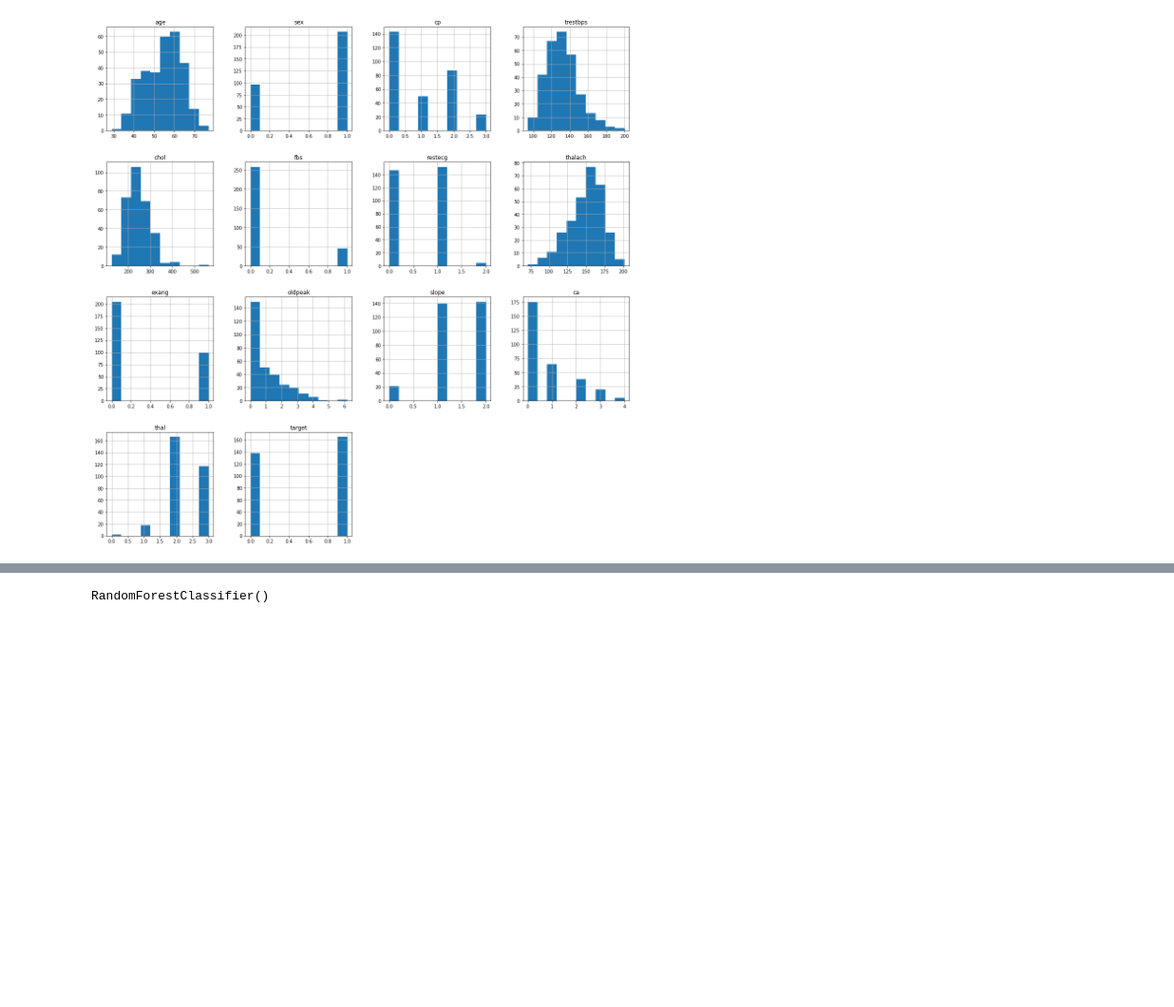
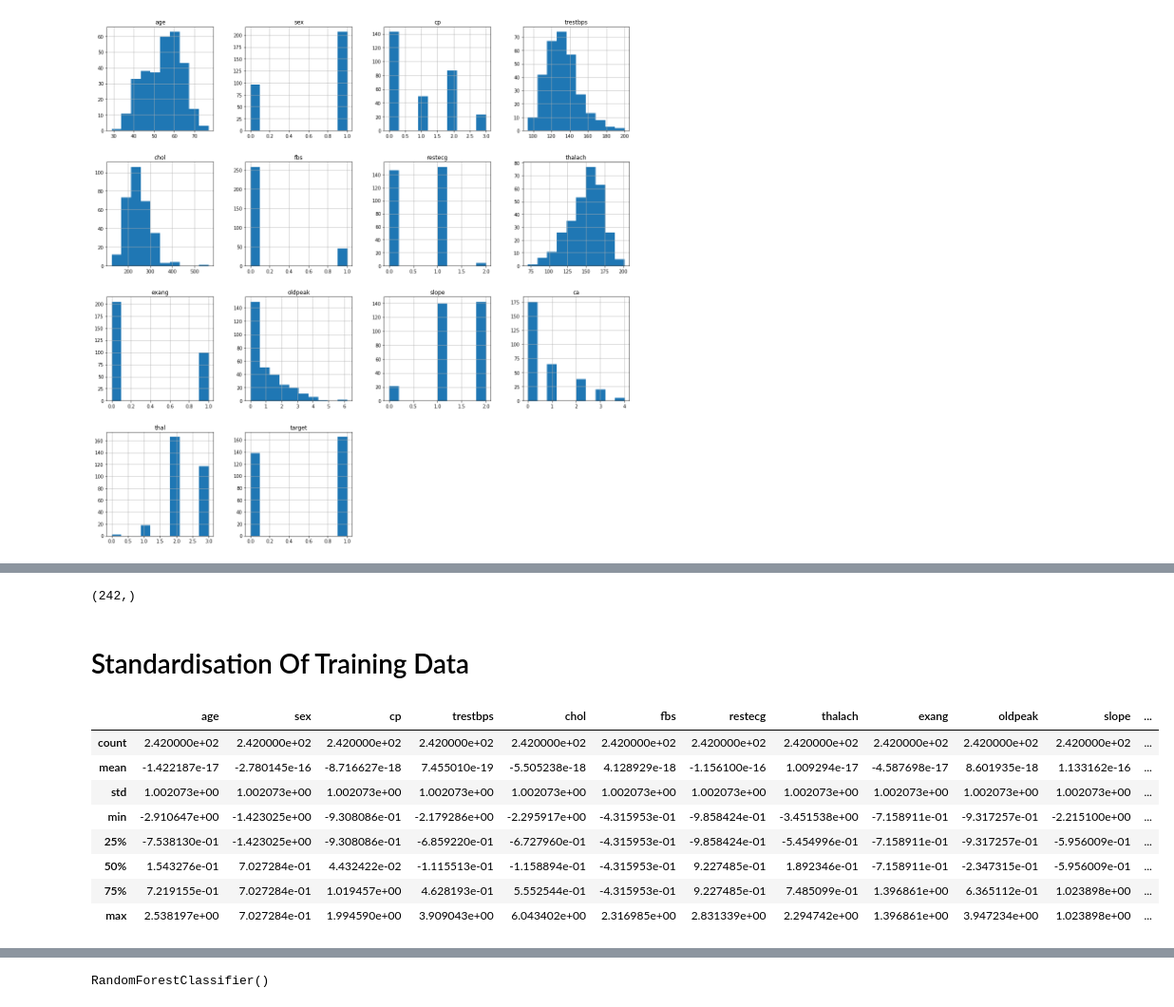
Before and after one commit to Bigfredoh/Machine-Learning, a Jupyter notebook: Heart_Dataset.ipynb, the cells around one changed output, grey strips where cells are left out. Shown at 95% size. Saved outputs shown, nothing was run; the diff lists cells and outputs as text; code cells hidden in the pictures; blank space fills up the shorter version.

```diff
--- a/Heart_Dataset.ipynb
+++ b/Heart_Dataset.ipynb
@@ -101,3 +129,9 @@ y = heart_df.iloc[:, -1].values
+# %%
+y_train.shape
+# %% [output]
+(242,)
+# %% [markdown]
+# Standardisation Of Training Data
 # %%
 sc = StandardScaler()
-X = sc.fit_transform(X)
+X_train = sc.fit_transform(X_train)
@@ -106,0 +138,15 @@ X_train, X_test, y_train, y_test = train_test_split(X,y, test_size = 0.2)
+# %%
+col = 'age', 'sex', 'cp', 'trestbps', 'chol', 'fbs', 'restecg', 'thalach','exang', 'oldpeak', 'slope', 'ca', 'thal'
+# %%
+X_new = pd.DataFrame(data=X_train, columns= col)
+X_new.describe()
+# %% [output]
+|  | age | sex | cp | trestbps | chol | fbs | restecg | thalach | exang | oldpeak | slope | ... |
+| count | 2.420000e+02 | 2.420000e+02 | 2.420000e+02 | 2.420000e+02 | 2.420000e+02 | 2.420000e+02 | 2.420000e+02 | 2.420000e+02 | 2.420000e+02 | 2.420000e+02 | 2.420000e+02 | ... |
+| mean | -1.422187e-17 | -2.780145e-16 | -8.716627e-18 | 7.455010e-19 | -5.505238e-18 | 4.128929e-18 | -1.156100e-16 | 1.009294e-17 | -4.587698e-17 | 8.601935e-18 | 1.133162e-16 | ... |
+| std | 1.002073e+00 | 1.002073e+00 | 1.002073e+00 | 1.002073e+00 | 1.002073e+00 | 1.002073e+00 | 1.002073e+00 | 1.002073e+00 | 1.002073e+00 | 1.002073e+00 | 1.002073e+00 | ... |
+| min | -2.910647e+00 | -1.423025e+00 | -9.308086e-01 | -2.179286e+00 | -2.295917e+00 | -4.315953e-01 | -9.858424e-01 | -3.451538e+00 | -7.158911e-01 | -9.317257e-01 | -2.215100e+00 | ... |
+| 25% | -7.538130e-01 | -1.423025e+00 | -9.308086e-01 | -6.859220e-01 | -6.727960e-01 | -4.315953e-01 | -9.858424e-01 | -5.454996e-01 | -7.158911e-01 | -9.317257e-01 | -5.956009e-01 | ... |
+| 50% | 1.543276e-01 | 7.027284e-01 | 4.432422e-02 | -1.115513e-01 | -1.158894e-01 | -4.315953e-01 | 9.227485e-01 | 1.892346e-01 | -7.158911e-01 | -2.347315e-01 | -5.956009e-01 | ... |
+| 75% | 7.219155e-01 | 7.027284e-01 | 1.019457e+00 | 4.628193e-01 | 5.552544e-01 | -4.315953e-01 | 9.227485e-01 | 7.485099e-01 | 1.396861e+00 | 6.365112e-01 | 1.023898e+00 | ... |
+| max | 2.538197e+00 | 7.027284e-01 | 1.994590e+00 | 3.909043e+00 | 6.043402e+00 | 2.316985e+00 | 2.831339e+00 | 2.294742e+00 | 1.396861e+00 | 3.947234e+00 | 1.023898e+00 | ... |
```
Also changed, not shown: parts of 23 cells of this notebook.
